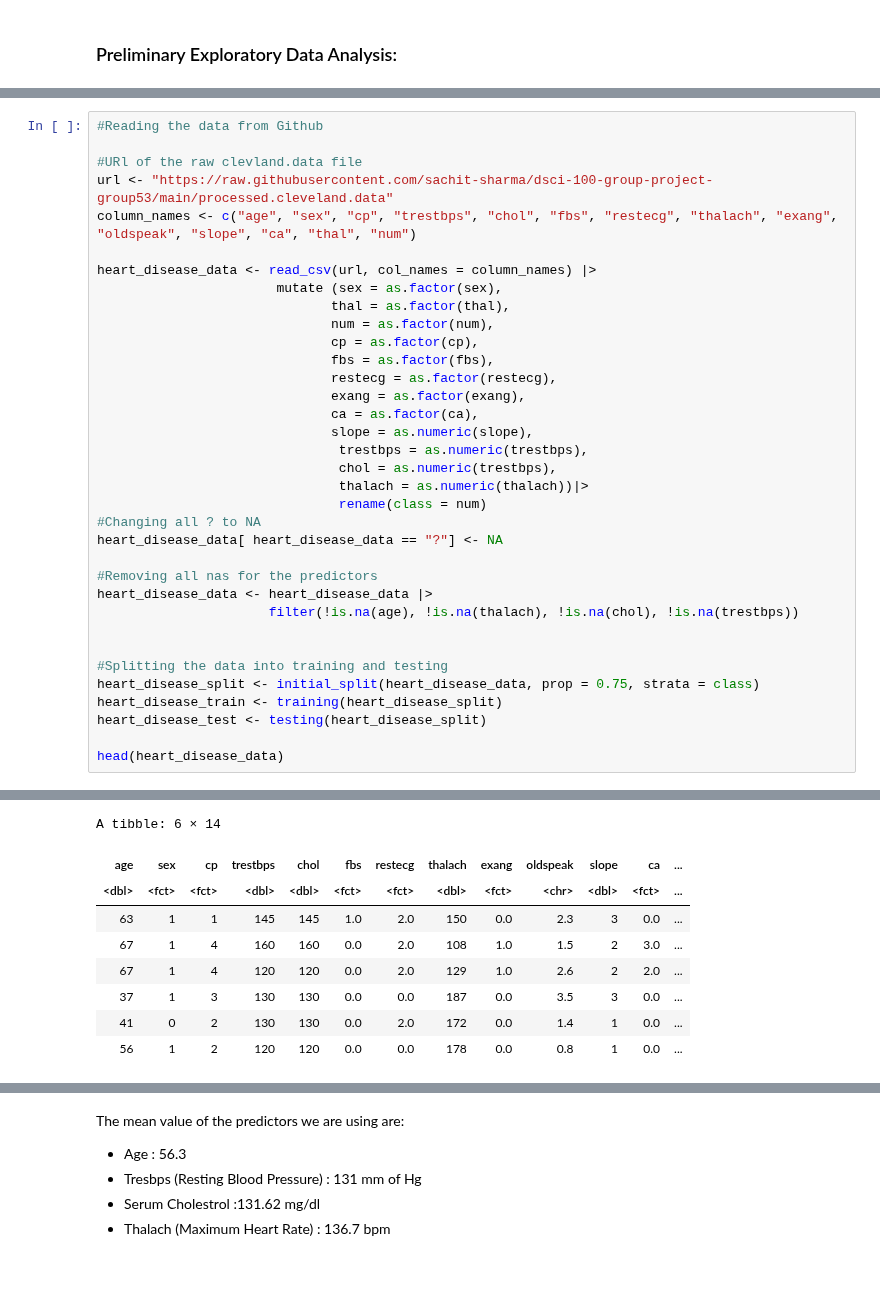
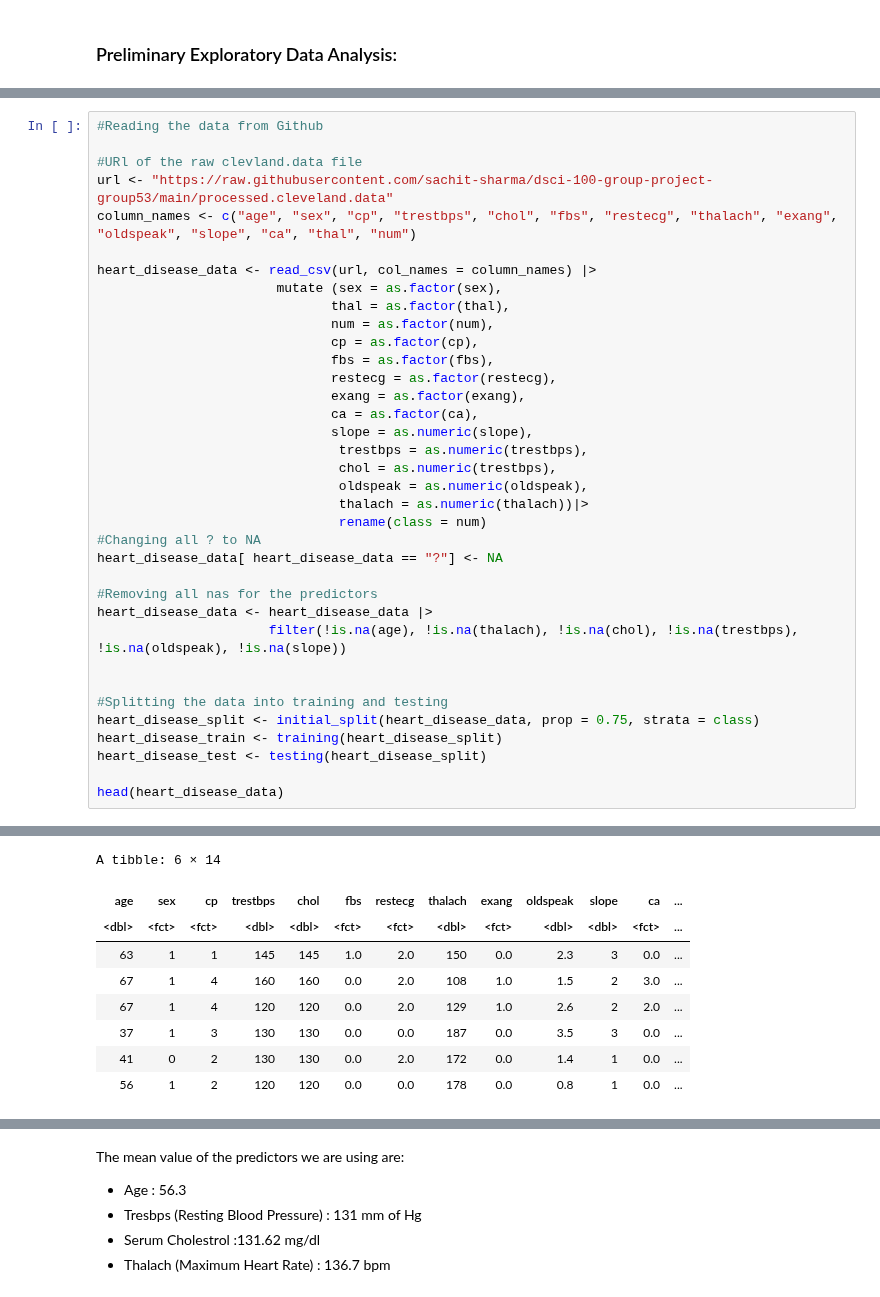
Before and after one commit to sachit-sharma/dsci-100-group-project-group53, a Jupyter notebook: project_report.ipynb, the cells around one changed output, grey strips where cells are left out. Cells and saved outputs as stored; diff of their text form.

```diff
--- a/project_report.ipynb
+++ b/project_report.ipynb
@@ -73,6 +73,7 @@ heart_disease_data <- read_csv(url, col_names = column_names) |>
                               slope = as.numeric(slope),
                                trestbps = as.numeric(trestbps),
                                chol = as.numeric(trestbps),
+                               oldspeak = as.numeric(oldspeak),
                                thalach = as.numeric(thalach))|>
                                rename(class = num)
 #Changing all ? to NA
@@ -80,7 +81,7 @@ heart_disease_data[ heart_disease_data == "?"] <- NA
 
 #Removing all nas for the predictors
 heart_disease_data <- heart_disease_data |>
-                      filter(!is.na(age), !is.na(thalach), !is.na(chol), !is.na(trestbps))
+                      filter(!is.na(age), !is.na(thalach), !is.na(chol), !is.na(trestbps), !is.na(oldspeak), !is.na(slope))
 
 
 #Splitting the data into training and testing
@@ -107,6 +109,6 @@ Warning message in mask$eval_all_mutate(quo):
 A tibble: 6 × 14
 | age | sex | cp | trestbps | chol | fbs | restecg | thalach | exang | oldspeak | slope | ca | ... |
-| <dbl> | <fct> | <fct> | <dbl> | <dbl> | <fct> | <fct> | <dbl> | <fct> | <chr> | <dbl> | <fct> | ... |
+| <dbl> | <fct> | <fct> | <dbl> | <dbl> | <fct> | <fct> | <dbl> | <fct> | <dbl> | <dbl> | <fct> | ... |
 | 63 | 1 | 1 | 145 | 145 | 1.0 | 2.0 | 150 | 0.0 | 2.3 | 3 | 0.0 | ... |
 | 67 | 1 | 4 | 160 | 160 | 0.0 | 2.0 | 108 | 1.0 | 1.5 | 2 | 3.0 | ... |
 | 67 | 1 | 4 | 120 | 120 | 0.0 | 2.0 | 129 | 1.0 | 2.6 | 2 | 2.0 | ... |
```
Also changed, not shown: parts of 20 cells of this notebook.
